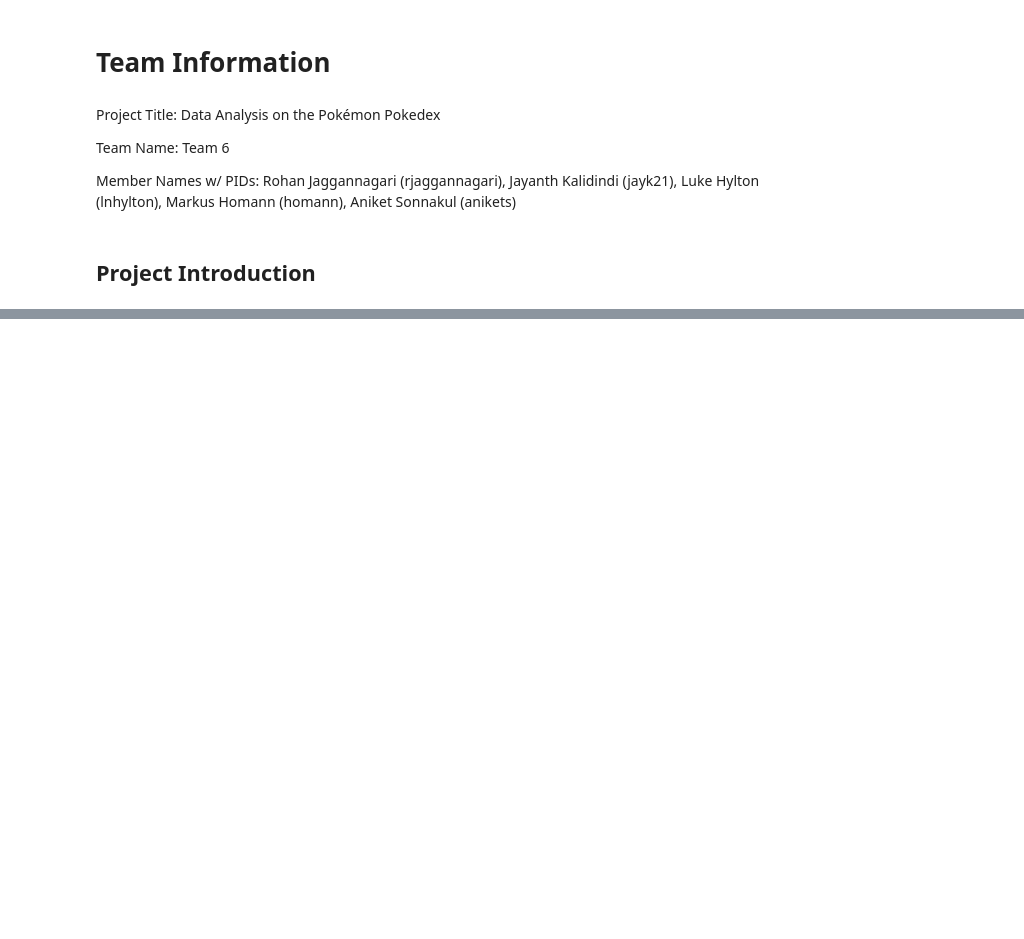
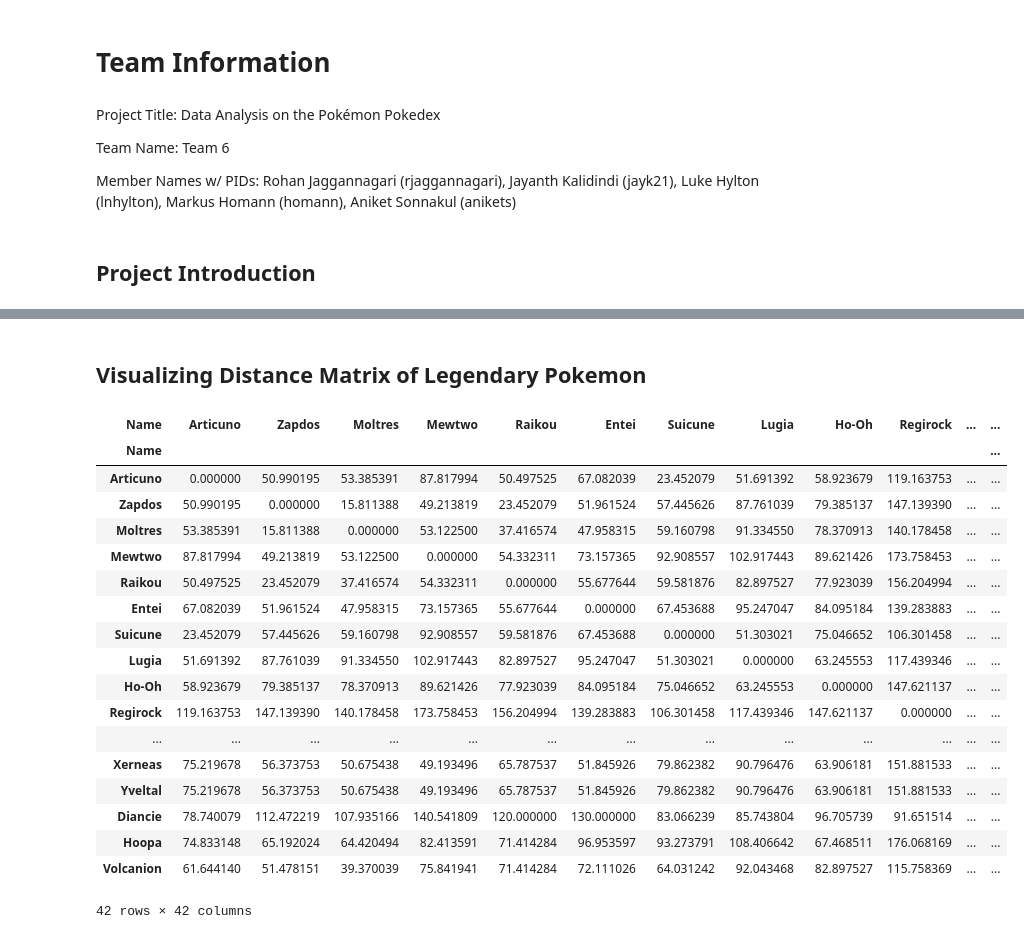
Before and after one commit to rjaggannagari/3654-Data-Science-Project, a Jupyter notebook: Project1.ipynb, the cells around one changed output, grey strips where cells are left out. Saved outputs shown, nothing was run; the diff lists cells and outputs as text; code cells hidden in the pictures; blank space fills up the shorter version.

```diff
--- a/Project1.ipynb
+++ b/Project1.ipynb
@@ -16,0 +162,28 @@ Potential Source Data: https://pokemondb.net/, https://www.serebii.net/pokemongo
+# %% [markdown]
+## Visualizing Distance Matrix of Legendary Pokemon
+# %%
+# Find the euclidean distance for each legendary Pokemon and store it
+euc_dist_matrix = sklearn.metrics.pairwise.euclidean_distances(legendary_df)
+euc_dist_matrix = pandas.DataFrame(euc_dist_matrix, index = legendary_df.index, columns = legendary_df.index)
+
+euc_dist_matrix
+# %% [output]
+| Name | Articuno | Zapdos | Moltres | Mewtwo | Raikou | Entei | Suicune | Lugia | Ho-Oh | Regirock | ... | ... |
+| Name |  |  |  |  |  |  |  |  |  |  |  | ... |
+| Articuno | 0.000000 | 50.990195 | 53.385391 | 87.817994 | 50.497525 | 67.082039 | 23.452079 | 51.691392 | 58.923679 | 119.163753 | ... | ... |
+| Zapdos | 50.990195 | 0.000000 | 15.811388 | 49.213819 | 23.452079 | 51.961524 | 57.445626 | 87.761039 | 79.385137 | 147.139390 | ... | ... |
+| Moltres | 53.385391 | 15.811388 | 0.000000 | 53.122500 | 37.416574 | 47.958315 | 59.160798 | 91.334550 | 78.370913 | 140.178458 | ... | ... |
+| Mewtwo | 87.817994 | 49.213819 | 53.122500 | 0.000000 | 54.332311 | 73.157365 | 92.908557 | 102.917443 | 89.621426 | 173.758453 | ... | ... |
+| Raikou | 50.497525 | 23.452079 | 37.416574 | 54.332311 | 0.000000 | 55.677644 | 59.581876 | 82.897527 | 77.923039 | 156.204994 | ... | ... |
+| Entei | 67.082039 | 51.961524 | 47.958315 | 73.157365 | 55.677644 | 0.000000 | 67.453688 | 95.247047 | 84.095184 | 139.283883 | ... | ... |
+| Suicune | 23.452079 | 57.445626 | 59.160798 | 92.908557 | 59.581876 | 67.453688 | 0.000000 | 51.303021 | 75.046652 | 106.301458 | ... | ... |
+| Lugia | 51.691392 | 87.761039 | 91.334550 | 102.917443 | 82.897527 | 95.247047 | 51.303021 | 0.000000 | 63.245553 | 117.439346 | ... | ... |
+| Ho-Oh | 58.923679 | 79.385137 | 78.370913 | 89.621426 | 77.923039 | 84.095184 | 75.046652 | 63.245553 | 0.000000 | 147.621137 | ... | ... |
+| Regirock | 119.163753 | 147.139390 | 140.178458 | 173.758453 | 156.204994 | 139.283883 | 106.301458 | 117.439346 | 147.621137 | 0.000000 | ... | ... |
+| ... | ... | ... | ... | ... | ... | ... | ... | ... | ... | ... | ... | ... |
+| Xerneas | 75.219678 | 56.373753 | 50.675438 | 49.193496 | 65.787537 | 51.845926 | 79.862382 | 90.796476 | 63.906181 | 151.881533 | ... | ... |
+| Yveltal | 75.219678 | 56.373753 | 50.675438 | 49.193496 | 65.787537 | 51.845926 | 79.862382 | 90.796476 | 63.906181 | 151.881533 | ... | ... |
+| Diancie | 78.740079 | 112.472219 | 107.935166 | 140.541809 | 120.000000 | 130.000000 | 83.066239 | 85.743804 | 96.705739 | 91.651514 | ... | ... |
+| Hoopa | 74.833148 | 65.192024 | 64.420494 | 82.413591 | 71.414284 | 96.953597 | 93.273791 | 108.406642 | 67.468511 | 176.068169 | ... | ... |
+| Volcanion | 61.644140 | 51.478151 | 39.370039 | 75.841941 | 71.414284 | 72.111026 | 64.031242 | 92.043468 | 82.897527 | 115.758369 | ... | ... |
+42 rows × 42 columns
```
Also changed, not shown: parts of 10 cells of this notebook.
